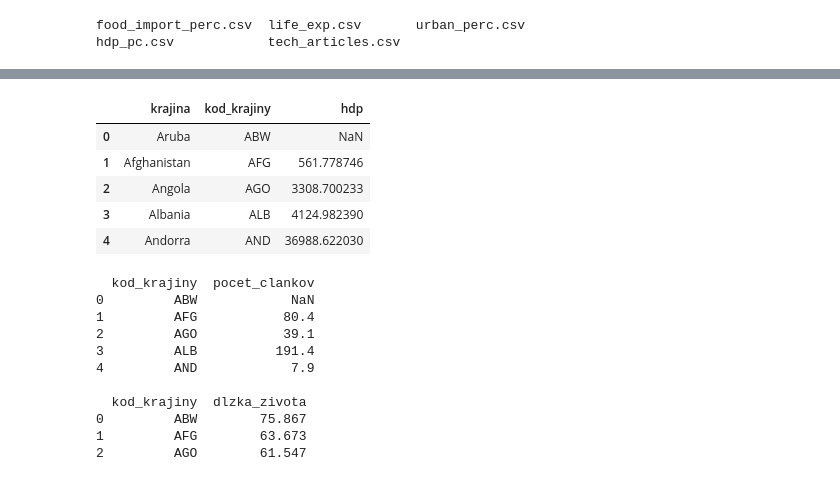
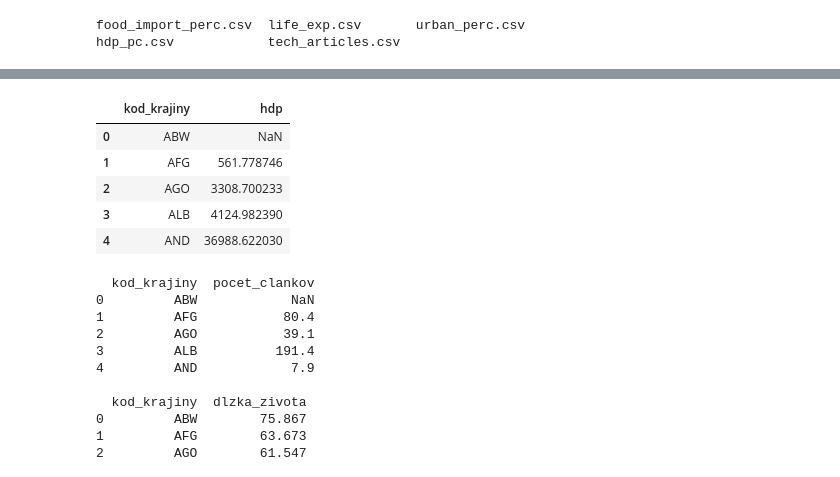
Before and after one commit to Kvintus/statistics-countries, a Jupyter notebook: Untitled.ipynb, the cells around one changed output, grey strips where cells are left out. Drawn from its saved outputs; the diff is of its cells as text; code cells hidden in the pictures.

```diff
--- a/Untitled.ipynb
+++ b/Untitled.ipynb
@@ -4,8 +4,8 @@
 import pandas as pd
 import numpy as np
 import matplotlib.pyplot as plt
-import _thread
 !ls datasets
+pd.set_option("display.max_columns", 10)
 # %% [output]
 food_import_perc.csv  life_exp.csv       urban_perc.csv
 hdp_pc.csv            tech_articles.csv
@@ -22,13 +22,13 @@ hdp.head()
 5 rows × 61 columns
 # %%
-hdp = pd.DataFrame(hdp.iloc[:, [0,1,len(hdp.columns)-1]])
-hdp.columns = ['krajina', 'kod_krajiny', 'hdp']
+hdp = pd.DataFrame(hdp.iloc[:, [1,len(hdp.columns)-1]])
+hdp.columns = ['kod_krajiny', 'hdp']
 hdp.head()
 # %% [output]
-|  | krajina | kod_krajiny | hdp |
-| 0 | Aruba | ABW | NaN |
-| 1 | Afghanistan | AFG | 561.778746 |
-| 2 | Angola | AGO | 3308.700233 |
-| 3 | Albania | ALB | 4124.982390 |
-| 4 | Andorra | AND | 36988.622030 |
+|  | kod_krajiny | hdp |
+| 0 | ABW | NaN |
+| 1 | AFG | 561.778746 |
+| 2 | AGO | 3308.700233 |
+| 3 | ALB | 4124.982390 |
+| 4 | AND | 36988.622030 |
 # %%
```
Also changed, not shown: parts of 16 cells of this notebook.
